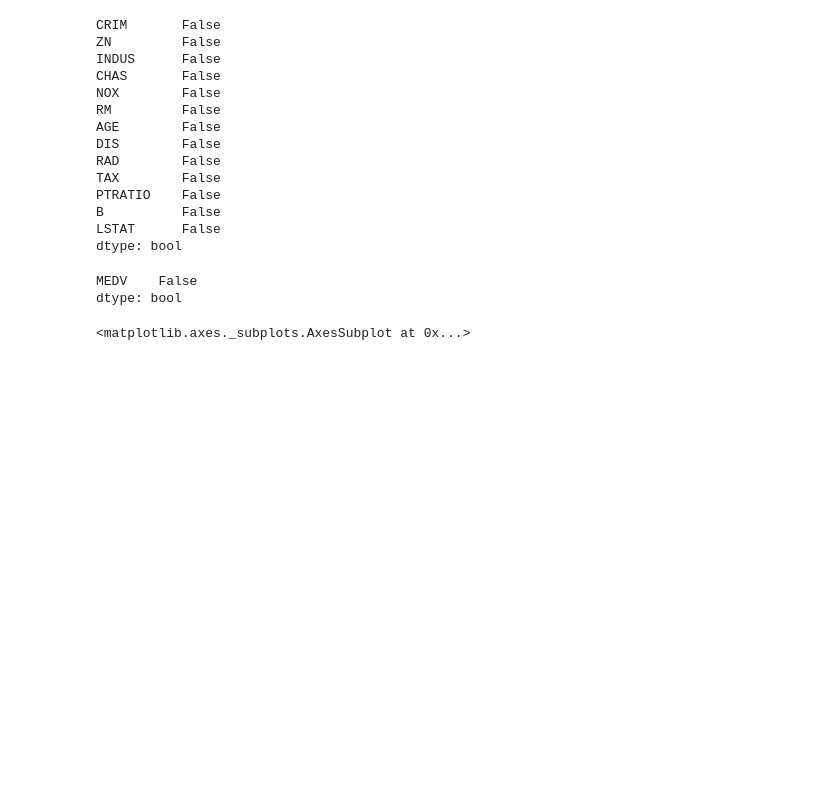
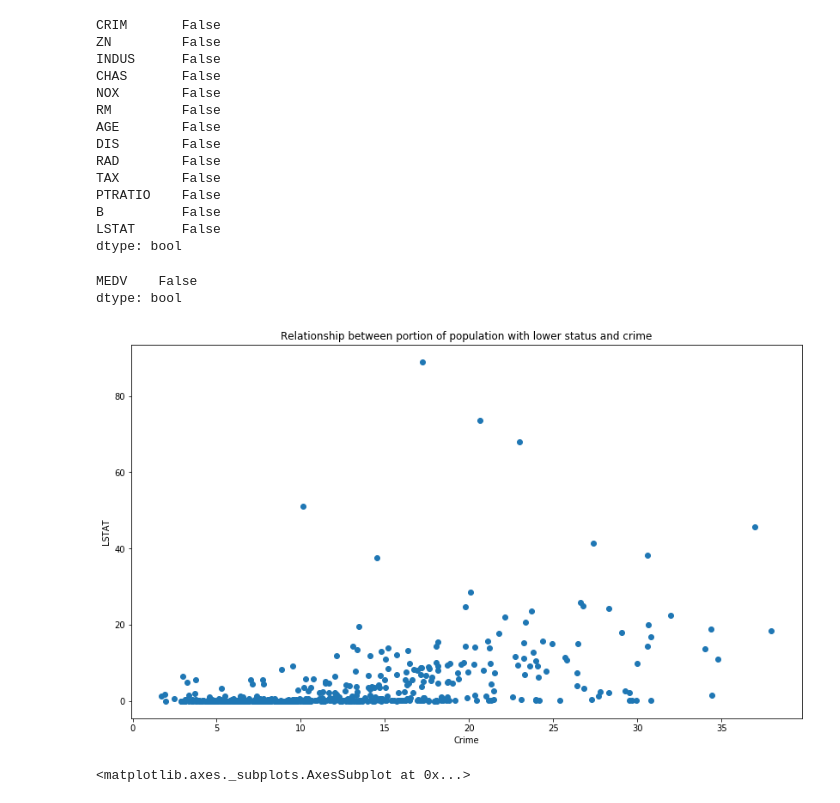
Before and after one commit to IvanaKocanova/Data_Science_Projects, a Jupyter notebook: House_price_prediction_Linear_regression.ipynb, the cells around one changed output. Saved outputs shown, nothing was run; the diff lists cells and outputs as text; code cells hidden in the pictures; blank space fills up the shorter version.

```diff
--- a/House_price_prediction_Linear_regression.ipynb
+++ b/House_price_prediction_Linear_regression.ipynb
@@ -122,6 +120,16 @@ pd.isnull(y).any()
 # %% [output]
 MEDV    False
 dtype: bool
+# %%
+# Draw scatter plot between crime and portion of population with lower status
+plt.figure(figsize=(14,8))
+plt.scatter(X.LSTAT, X.CRIM)
+plt.title('Relationship between portion of population with lower status and crime')
+plt.xlabel('Crime')
+plt.ylabel('LSTAT')
+plt.show()
+# %% [output]
+[figure, added]
 # %%
 # Analyze correlation between the features
 corr = X.corr(method='pearson')
```
Also changed, not shown: parts of 5 cells of this notebook.
